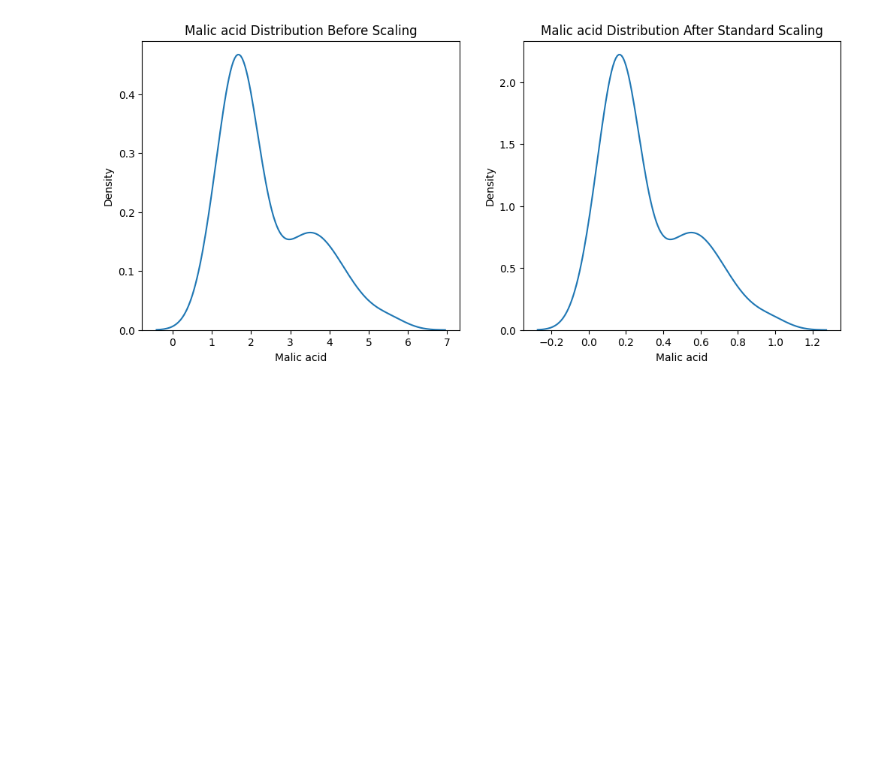
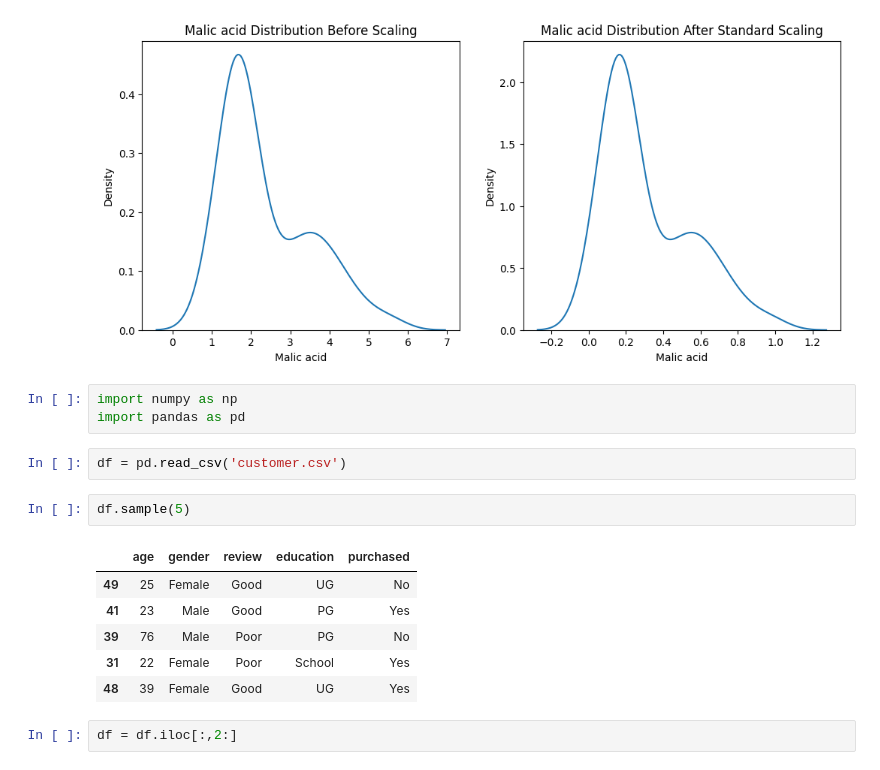
Before and after one commit to adas754/feature_engineering, a Jupyter notebook: feature_scalling.ipynb, the cells around one changed output. Cells and saved outputs as stored; diff of their text form; blank space fills up the shorter version.

```diff
--- a/feature_scalling.ipynb
+++ b/feature_scalling.ipynb
@@ -383,3 +383,19 @@ sns.kdeplot(X_train_scaled['Malic acid'], ax=ax2)
 plt.show()
 # %% [output]
 [figure]
+# %%
+import numpy as np
+import pandas as pd
+# %%
+df = pd.read_csv('customer.csv')
+# %%
+df.sample(5)
+# %% [output]
+|  | age | gender | review | education | purchased |
+| 49 | 25 | Female | Good | UG | No |
+| 41 | 23 | Male | Good | PG | Yes |
+| 39 | 76 | Male | Poor | PG | No |
+| 31 | 22 | Female | Poor | School | Yes |
+| 48 | 39 | Female | Good | UG | Yes |
+# %%
+df = df.iloc[:,2:]
```
Also changed, not shown: parts of 14 cells of this notebook.
